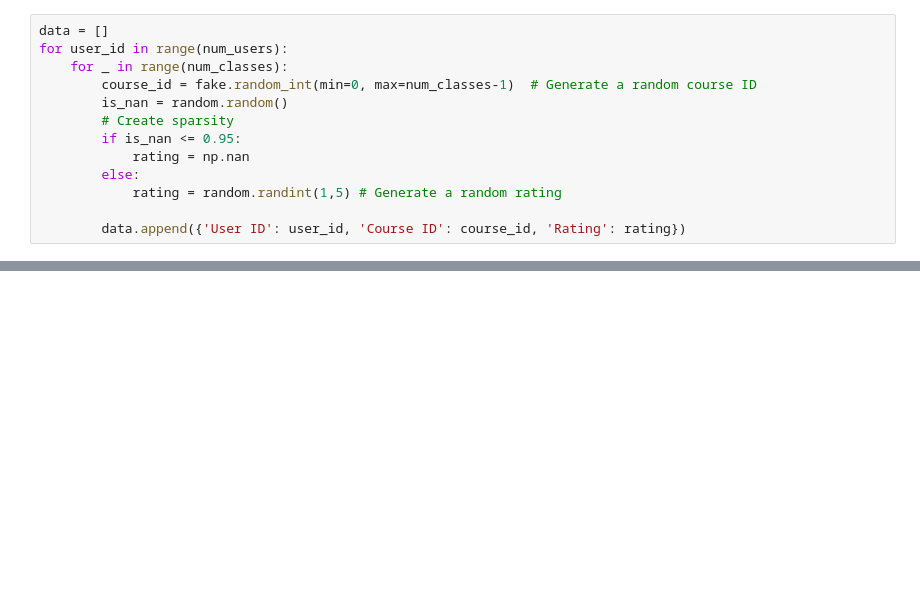
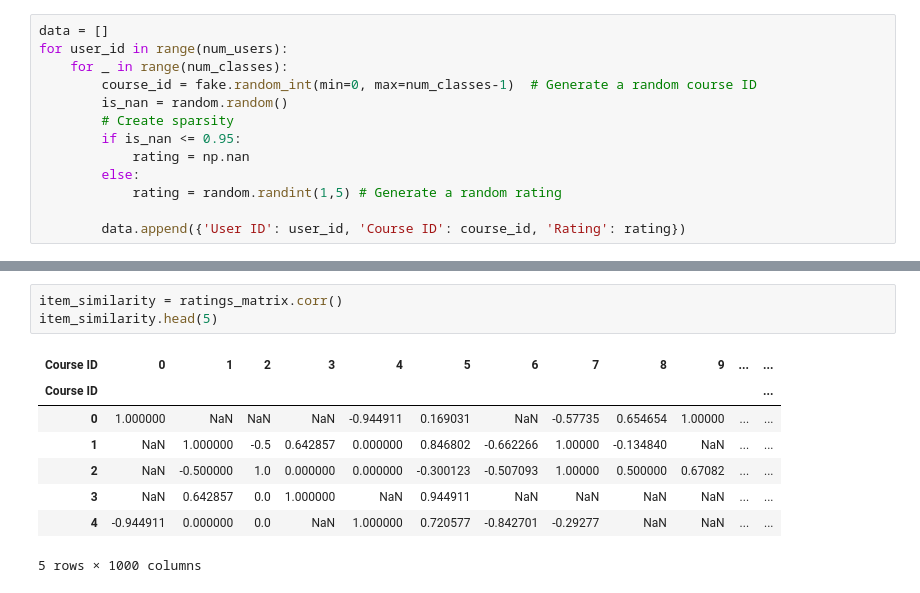
Before and after one commit to roensumundo/scratch-app, a Jupyter notebook: tests.ipynb, the cells around one changed output, grey strips where cells are left out. Saved outputs shown, nothing was run; the diff lists cells and outputs as text; blank space fills up the shorter version.

Commit message:
item_based (ratings) done

```diff
--- a/tests.ipynb
+++ b/tests.ipynb
@@ -206,0 +176,12 @@ ratings_matrix
+# %%
+item_similarity = ratings_matrix.corr()
+item_similarity.head(5)
+# %% [output]
+| Course ID | 0 | 1 | 2 | 3 | 4 | 5 | 6 | 7 | 8 | 9 | ... | ... |
+| Course ID |  |  |  |  |  |  |  |  |  |  |  | ... |
+| 0 | 1.000000 | NaN | NaN | NaN | -0.944911 | 0.169031 | NaN | -0.57735 | 0.654654 | 1.00000 | ... | ... |
+| 1 | NaN | 1.000000 | -0.5 | 0.642857 | 0.000000 | 0.846802 | -0.662266 | 1.00000 | -0.134840 | NaN | ... | ... |
+| 2 | NaN | -0.500000 | 1.0 | 0.000000 | 0.000000 | -0.300123 | -0.507093 | 1.00000 | 0.500000 | 0.67082 | ... | ... |
+| 3 | NaN | 0.642857 | 0.0 | 1.000000 | NaN | 0.944911 | NaN | NaN | NaN | NaN | ... | ... |
+| 4 | -0.944911 | 0.000000 | 0.0 | NaN | 1.000000 | 0.720577 | -0.842701 | -0.29277 | NaN | NaN | ... | ... |
+5 rows × 1000 columns
```
Also changed, not shown: parts of 7 cells of this notebook.
